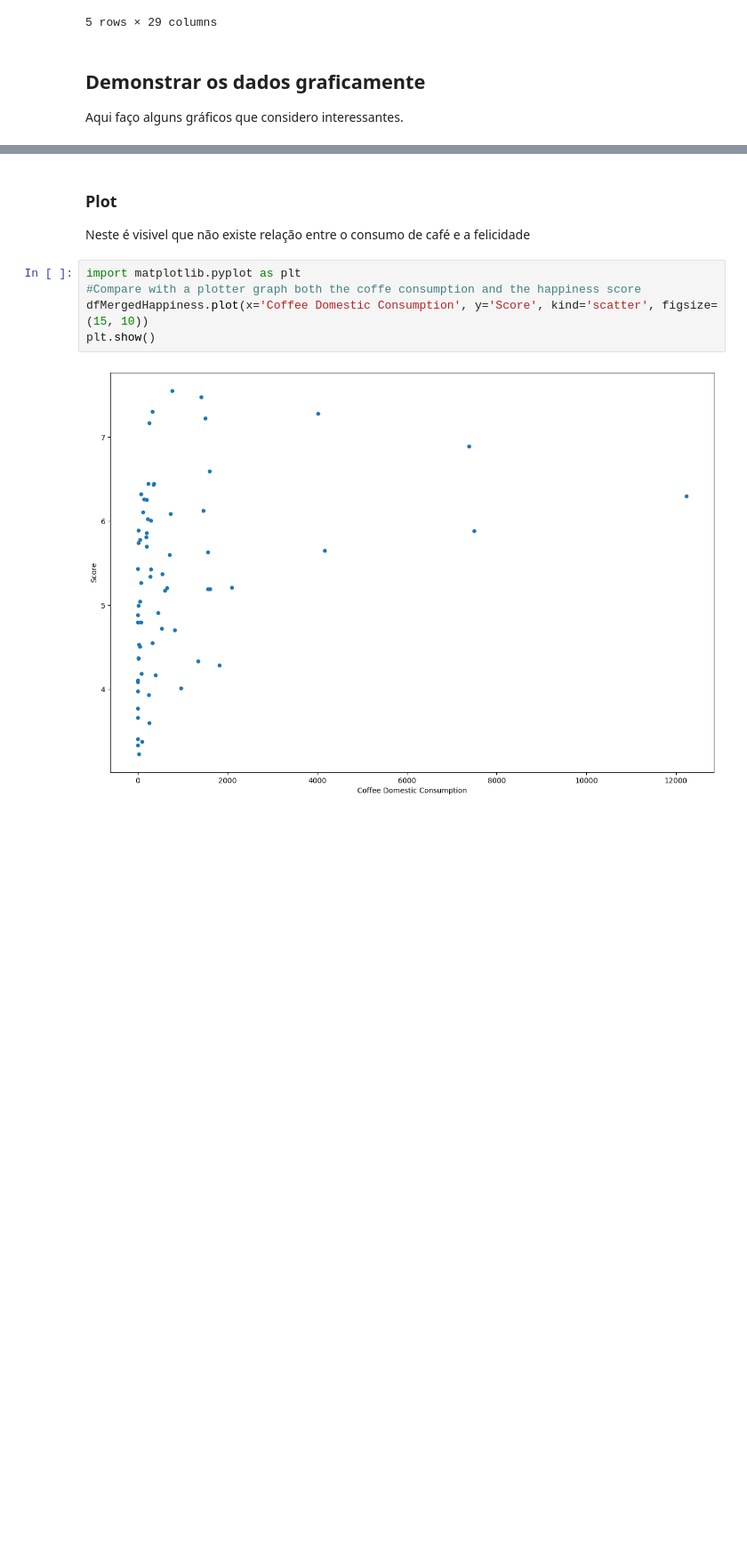
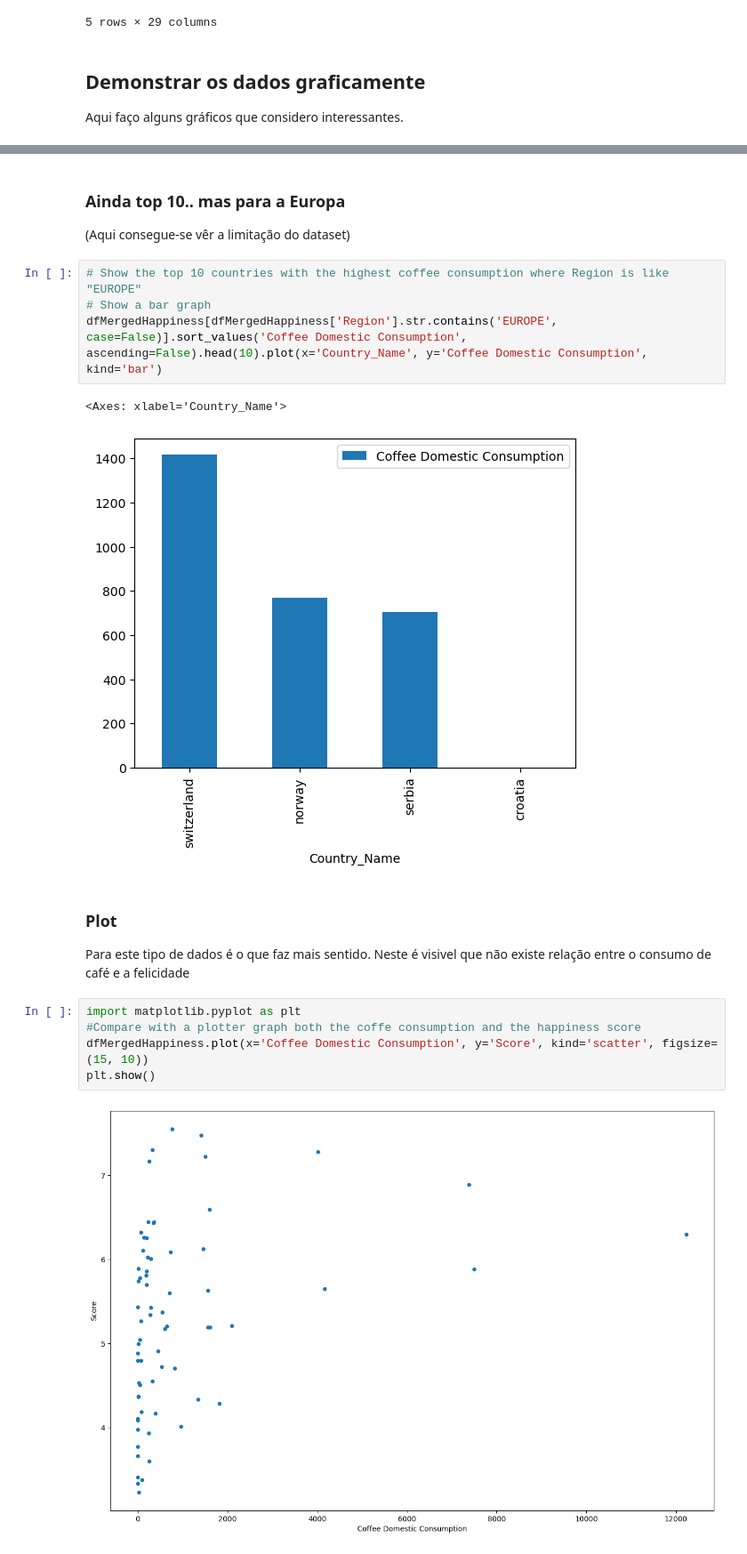
Before and after one commit to nunovivas/TrabalhoFinal, a Jupyter notebook: 04Final.ipynb, the cells around one changed output, grey strips where cells are left out. Shown: that part at 89% size. Cells and saved outputs as stored; diff of their text form; blank space fills up the shorter version.

```diff
--- a/04Final.ipynb
+++ b/04Final.ipynb
@@ -84,5 +93,17 @@ Aqui faço alguns gráficos que considero interessantes.
+# %% [markdown]
+### Ainda top 10.. mas para a Europa
+
+(Aqui consegue-se vêr a limitação do dataset)
+# %%
+# Show the top 10 countries with the highest coffee consumption where Region is like "EUROPE"
+# Show a bar graph
+dfMergedHappiness[dfMergedHappiness['Region'].str.contains('EUROPE', case=False)].sort_values('Coffee Domestic Consumption', ascending=False).head(10).plot(x='Country_Name', y='Coffee Domestic Consumption', kind='bar')
+# %% [output]
+<Axes: xlabel='Country_Name'>
+[figure, added]
 # %% [markdown]
 ### Plot
+Para este tipo de dados é o que faz mais sentido.
 Neste é visivel que não existe relação entre o consumo de café e a felicidade
 # %%
 import matplotlib.pyplot as plt
```
Also changed, not shown: parts of 10 cells of this notebook, 1 other file.
